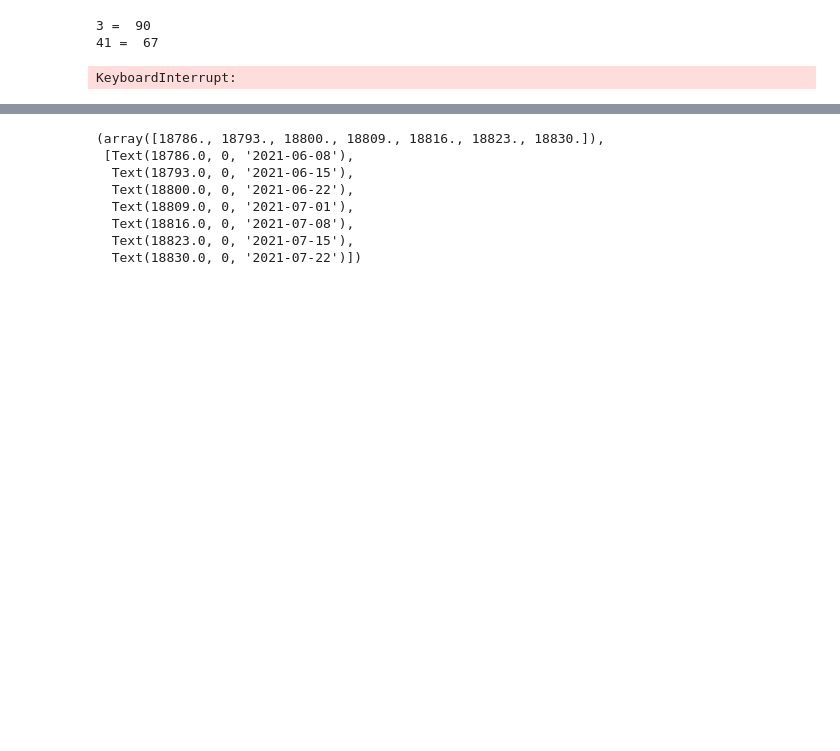
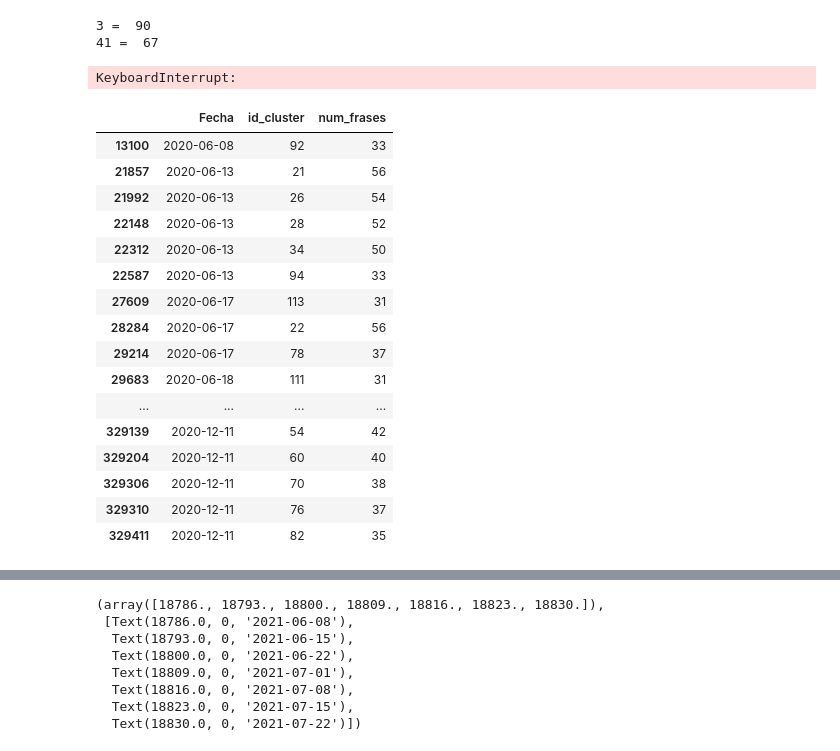
Before and after one commit to Ale-Mildiner/Tesis, a Jupyter notebook: Base_Medios_Arg/series_temporales_clusters.ipynb, the cells around one changed output, grey strips where cells are left out. Cells and saved outputs as stored; diff of their text form; code cells hidden in the pictures; blank space fills up the shorter version.

```diff
--- a/Base_Medios_Arg/series_temporales_clusters.ipynb
+++ b/Base_Medios_Arg/series_temporales_clusters.ipynb
@@ -124,3 +124,25 @@ for i in range(100000):
 3 =  90
 41 =  67
 KeyboardInterrupt:
+# %%
+grouped = filt_tres_meses.groupby(['Fecha', 'id_cluster']).size().reset_index(name='num_frases')
+clusters_id_max_30 = list(set(grouped[grouped['num_frases']>30]['id_cluster']))
+grouped[grouped['num_frases']>30]
+# %% [output]
+|  | Fecha | id_cluster | num_frases |
+| 13100 | 2020-06-08 | 92 | 33 |
+| 21857 | 2020-06-13 | 21 | 56 |
+| 21992 | 2020-06-13 | 26 | 54 |
+| 22148 | 2020-06-13 | 28 | 52 |
+| 22312 | 2020-06-13 | 34 | 50 |
+| 22587 | 2020-06-13 | 94 | 33 |
+| 27609 | 2020-06-17 | 113 | 31 |
+| 28284 | 2020-06-17 | 22 | 56 |
+| 29214 | 2020-06-17 | 78 | 37 |
+| 29683 | 2020-06-18 | 111 | 31 |
+| ... | ... | ... | ... |
+| 329139 | 2020-12-11 | 54 | 42 |
+| 329204 | 2020-12-11 | 60 | 40 |
+| 329306 | 2020-12-11 | 70 | 38 |
+| 329310 | 2020-12-11 | 76 | 37 |
+| 329411 | 2020-12-11 | 82 | 35 |
```
Also changed, not shown: parts of 5 cells of this notebook, 1 other file.
